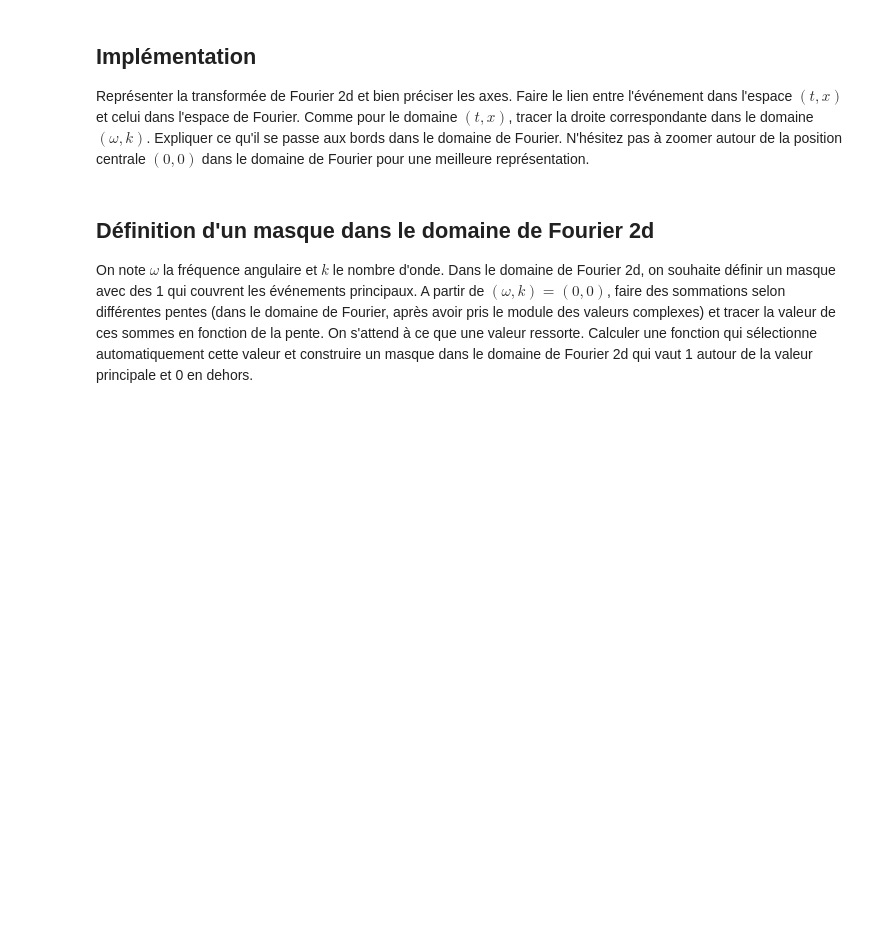
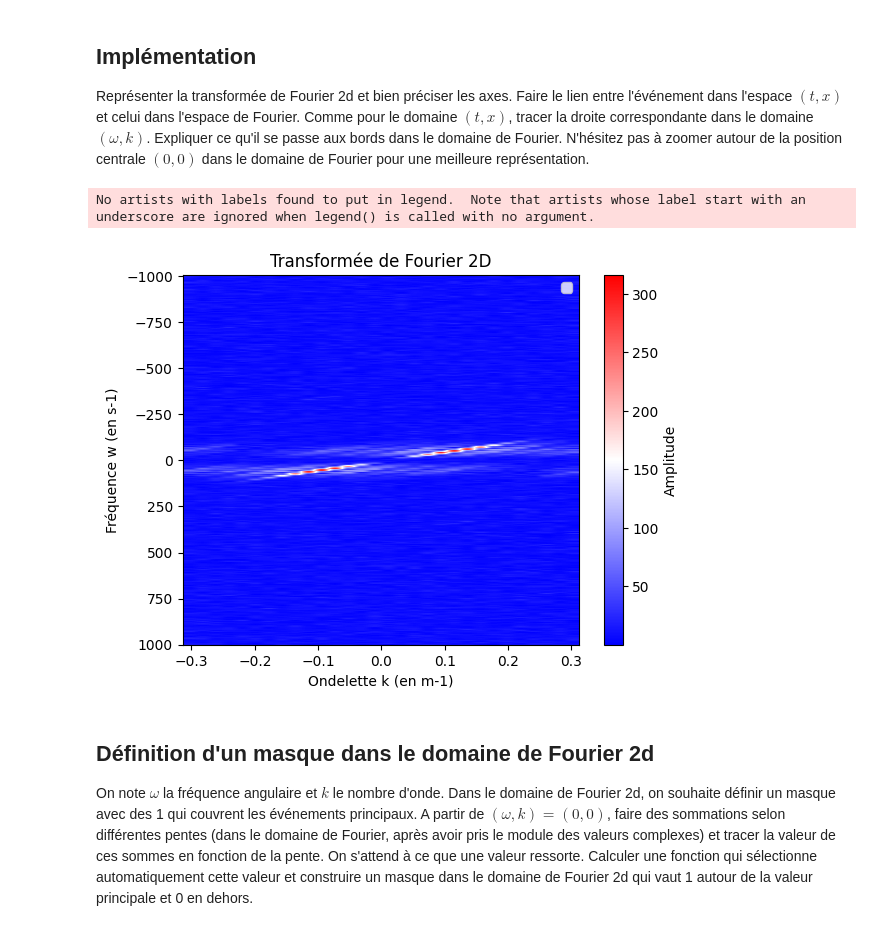
Before and after one commit to LucieTrolle/Projet-Traitement-du-Signal, a Jupyter notebook: Mini-projet Géophysique/mini_projet_geophysique.ipynb, the cells around one changed output. Cells and saved outputs as stored; diff of their text form; code cells hidden in the pictures; blank space fills up the shorter version.

```diff
--- a/Mini-projet Géophysique/mini_projet_geophysique.ipynb
+++ b/Mini-projet Géophysique/mini_projet_geophysique.ipynb
@@ -121,6 +132,34 @@ avec $\delta$ la distribution de Dirac.
 # %% [markdown]
 ## Implémentation
 Représenter la transformée de Fourier 2d et bien préciser les axes. Faire le lien entre l'événement dans l'espace $(t,x)$ et celui dans l'espace de Fourier. Comme pour le domaine $(t,x)$, tracer la droite correspondante dans le domaine $(\omega,k)$. Expliquer ce qu'il se passe aux bords dans le domaine de Fourier. N'hésitez pas à zoomer autour de la position centrale $(0,0)$ dans le domaine de Fourier pour une meilleure représentation.
+# %%
+# Calcul de la transformée de Fourier 2D
+tf = np.fft.fftshift(np.fft.fft2(gpanel1))
+# fftshift est utilisé pour recentrer les fréquences à zéro
+
+# Création des axes de fréquence (w) et d'onde (k)
+n = gpanel1.shape[0]
+dt = np.abs(at[1] - at[0])
+dx = np.abs(ax[1] - ax[0])
+dw = 2 * np.pi / (n * dt)
+dk = 2 * np.pi / (n * dx)
+w = np.fft.fftshift(np.fft.fftfreq(n, dt)) * 2 * np.pi
+k = np.fft.fftshift(np.fft.fftfreq(n, dx)) * 2 * np.pi
+
+# Tracer la transformée de Fourier 2D
+
+plt.imshow(np.abs(tf), extent=[k[0], k[-1], w[-1], w[0]], aspect='auto')
+plt.title('Transformée de Fourier 2D')
+plt.xlabel('Ondelette k (en m-1)')
+plt.ylabel('Fréquence w (en s-1)')
+plt.colorbar(label='Amplitude')
+
+plt.legend()
+
+plt.show()
+# %% [output]
+No artists with labels found to put in legend.  Note that artists whose label start with an underscore are ignored when legend() is called with no argument.
+[figure, added]
 # %% [markdown]
 ## Définition d'un masque dans le domaine de Fourier 2d
 On note $\omega$ la fréquence angulaire et $k$ le nombre d'onde. Dans le domaine de Fourier 2d, on souhaite définir un masque avec des 1 qui couvrent les événements principaux. A partir de $(\omega,k)=(0,0)$, faire des sommations selon différentes pentes (dans le domaine de Fourier, après avoir pris le module des valeurs complexes) et tracer la valeur de ces sommes en fonction de la pente. On s'attend à ce que une valeur ressorte. Calculer une fonction qui sélectionne automatiquement cette valeur et construire un masque dans le domaine de Fourier 2d qui vaut 1 autour de la valeur principale et 0 en dehors.
```
Also changed, not shown: parts of 1 cell of this notebook.
